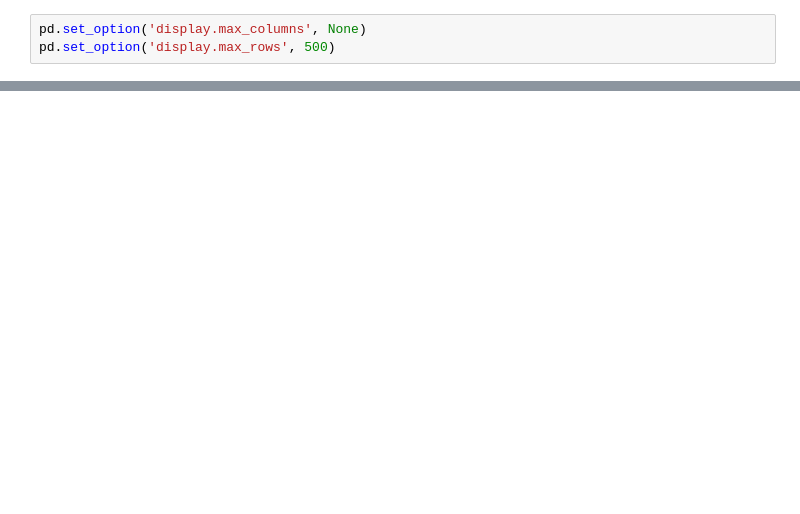
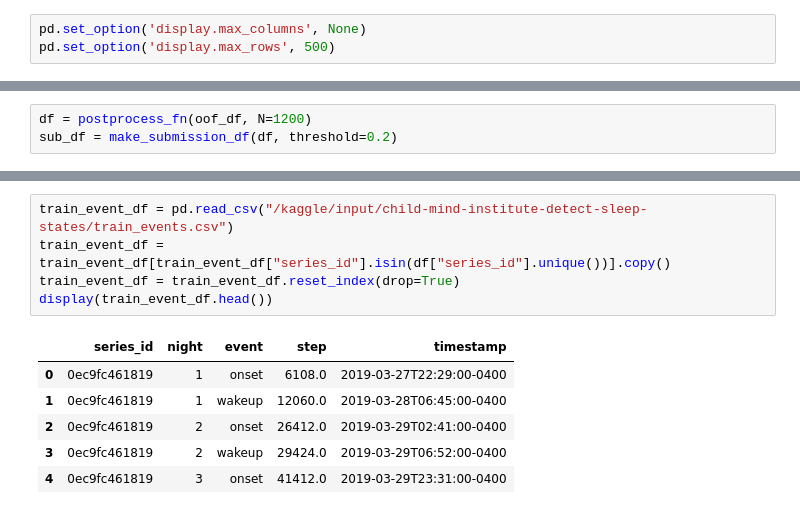
Before and after one commit to stgkrt/kaggle-dss, a Jupyter notebook: notebook/check_oof.ipynb, the cells around one changed output, grey strips where cells are left out. Cells and saved outputs as stored; diff of their text form; blank space fills up the shorter version.

```diff
--- a/notebook/check_oof.ipynb
+++ b/notebook/check_oof.ipynb
@@ -86,0 +181,3 @@ stepがうまくい切れずデータが重なってしまっている。
+# %%
+df = postprocess_fn(oof_df, N=1200)
+sub_df = make_submission_df(df, threshold=0.2)
@@ -86,0 +224,12 @@ stepがうまくい切れずデータが重なってしまっている。
+# %%
+train_event_df = pd.read_csv("/kaggle/input/child-mind-institute-detect-sleep-states/train_events.csv")
+train_event_df = train_event_df[train_event_df["series_id"].isin(df["series_id"].unique())].copy()
+train_event_df = train_event_df.reset_index(drop=True)
+display(train_event_df.head())
+# %% [output]
+|  | series_id | night | event | step | timestamp |
+| 0 | 0ec9fc461819 | 1 | onset | 6108.0 | 2019-03-27T22:29:00-0400 |
+| 1 | 0ec9fc461819 | 1 | wakeup | 12060.0 | 2019-03-28T06:45:00-0400 |
+| 2 | 0ec9fc461819 | 2 | onset | 26412.0 | 2019-03-29T02:41:00-0400 |
+| 3 | 0ec9fc461819 | 2 | wakeup | 29424.0 | 2019-03-29T06:52:00-0400 |
+| 4 | 0ec9fc461819 | 3 | onset | 41412.0 | 2019-03-29T23:31:00-0400 |
```
Also changed, not shown: parts of 27 cells of this notebook, 7 other files.
